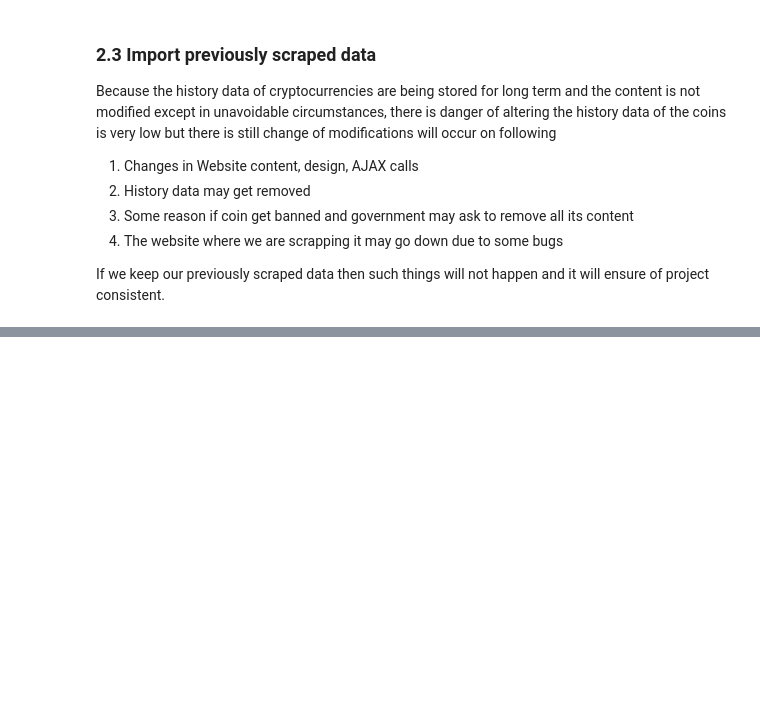
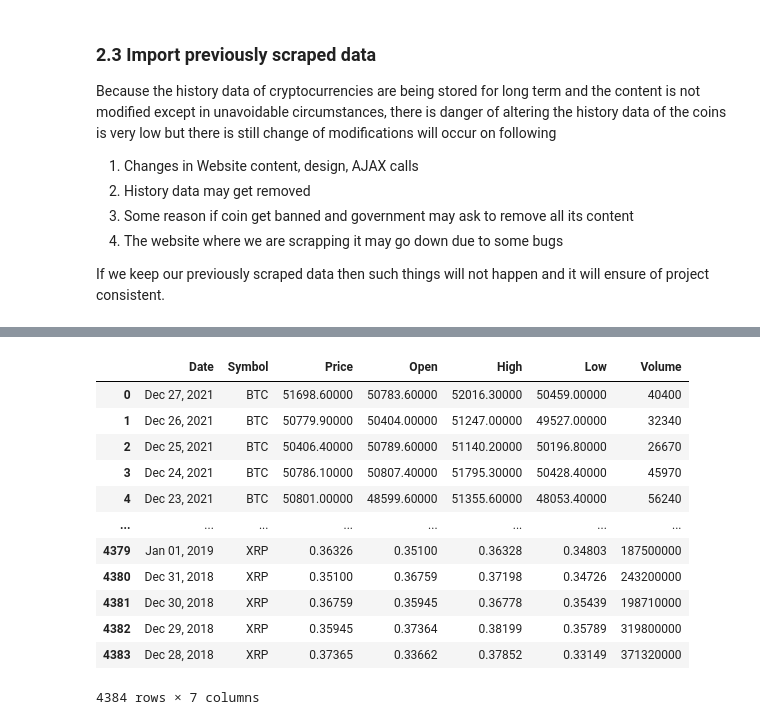
Before and after one commit to gshudhanshu/CM2015-Programming-with-data_Mid-term, a Jupyter notebook: CM2015_Mid-term.ipynb, the cells around one changed output, grey strips where cells are left out. Saved outputs shown, nothing was run; the diff lists cells and outputs as text; code cells hidden in the pictures; blank space fills up the shorter version.

```diff
--- a/CM2015_Mid-term.ipynb
+++ b/CM2015_Mid-term.ipynb
@@ -227,0 +246,31 @@ coinsHistoryCSV = pd.read_csv('coinsHistory.csv', index_col=0)
+# %%
+# Replacing the K M and B with 1000, 1000000 and 1000000000
+def strToNum(strNum):
+    num = 0
+    num_map = {'K':1000, 'M':1000000, 'B':1000000000}
+    if str(strNum).isdigit():
+        num = int(strNum)
+    else:
+        if len(strNum) > 1:
+            num = float(strNum[:-1]) * num_map.get(strNum[-1].upper(), 1)
+    return int(num)
+
+for i, row in coinsHistoryCSV.iterrows():
+    row = strToNum(coinsHistoryCSV['Volume'][i])
+    coinsHistoryCSV.iat[i, 6] = row
+
+coinsHistoryCSV
+# %% [output]
+|  | Date | Symbol | Price | Open | High | Low | Volume |
+| 0 | Dec 27, 2021 | BTC | 51698.60000 | 50783.60000 | 52016.30000 | 50459.00000 | 40400 |
+| 1 | Dec 26, 2021 | BTC | 50779.90000 | 50404.00000 | 51247.00000 | 49527.00000 | 32340 |
+| 2 | Dec 25, 2021 | BTC | 50406.40000 | 50789.60000 | 51140.20000 | 50196.80000 | 26670 |
+| 3 | Dec 24, 2021 | BTC | 50786.10000 | 50807.40000 | 51795.30000 | 50428.40000 | 45970 |
+| 4 | Dec 23, 2021 | BTC | 50801.00000 | 48599.60000 | 51355.60000 | 48053.40000 | 56240 |
+| ... | ... | ... | ... | ... | ... | ... | ... |
+| 4379 | Jan 01, 2019 | XRP | 0.36326 | 0.35100 | 0.36328 | 0.34803 | 187500000 |
+| 4380 | Dec 31, 2018 | XRP | 0.35100 | 0.36759 | 0.37198 | 0.34726 | 243200000 |
+| 4381 | Dec 30, 2018 | XRP | 0.36759 | 0.35945 | 0.36778 | 0.35439 | 198710000 |
+| 4382 | Dec 29, 2018 | XRP | 0.35945 | 0.37364 | 0.38199 | 0.35789 | 319800000 |
+| 4383 | Dec 28, 2018 | XRP | 0.37365 | 0.33662 | 0.37852 | 0.33149 | 371320000 |
+4384 rows × 7 columns
```
Also changed, not shown: parts of 8 cells of this notebook.
